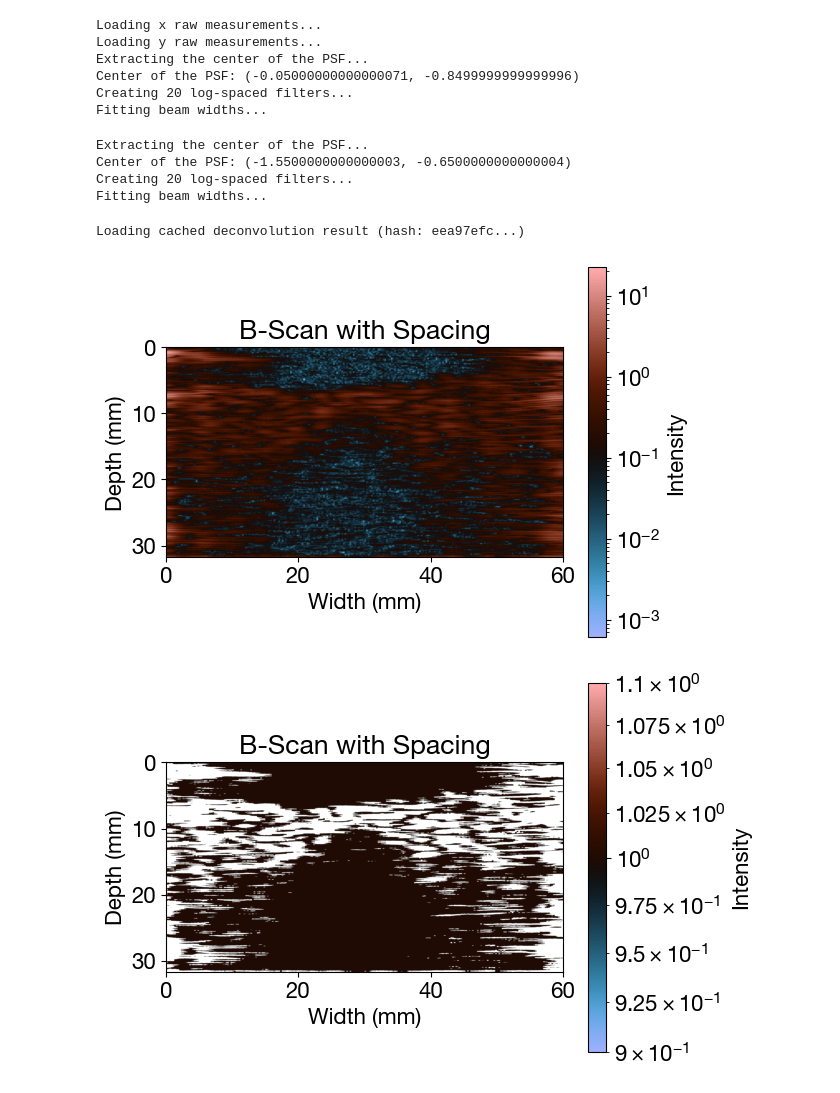
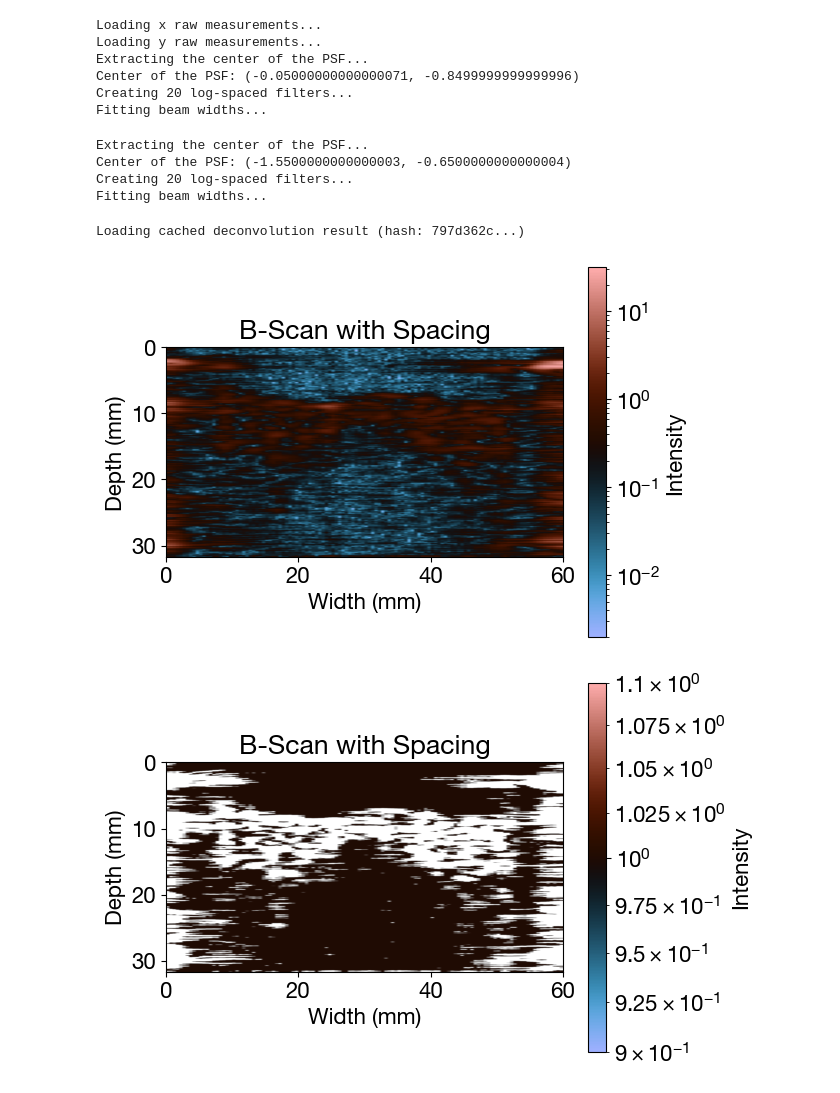
Before and after one commit to unibe-icelab/thz_sub_surface_ice_pebbles, a Jupyter notebook: test_sub_surface_extraction.py.ipynb, the cells around one changed output. Saved outputs shown, nothing was run; the diff lists cells and outputs as text; code cells hidden in the pictures.

```diff
--- a/test_sub_surface_extraction.py.ipynb
+++ b/test_sub_surface_extraction.py.ipynb
@@ -53,8 +53,8 @@ path = Path(
 path = Path(
     "/Users/linus/Documents/ICE_PEBBLE_SPHERE_CoDA_T3_dust_low_res_vac_9_fast_focus_on_sohere_top/data_image_rfl")
 
-path = Path(
-    "/Users/linus/Documents/ICE_PEBBLE_SPHERE_CoDA_T3_dust_high_res_vac_9_fast_focus_on_sohere_top/data_image_rfl")
+# path = Path(
+#     "/Users/linus/Documents/ICE_PEBBLE_SPHERE_CoDA_T3_dust_high_res_vac_9_fast_focus_on_sohere_top/data_image_rfl")
 
 # path = Path(
 #     "/Users/linus/Documents/ICE_PEBBLE_SPHERE_CoDA_T3_dust_low_res_vac_10_fast_focus_on_sphere_top/data_image_rfl")
@@ -109,7 +109,7 @@ Extracting the center of the PSF...
 Center of the PSF: (-1.5500000000000003, -0.6500000000000004)
 Creating 20 log-spaced filters...
 Fitting beam widths...
-Loading cached deconvolution result (hash: eea97efc...)
+Loading cached deconvolution result (hash: 797d362c...)
 # %%
 from surface_extraction import get_thickness
 from tqdm import tqdm
@@ -117,7 +117,7 @@ from envelope import gaussian_kernel1d, convolve1d
 
 w, h, d = traces.shape
 b_scan = traces[:, w//2 - 10, :]
-# b_scan = traces[h//2, :, :]
+b_scan = traces[h//2, :, :]
 
 b_scan_convolved = np.zeros_like(b_scan)
 
@@ -165,35 +165,35 @@ plt.title("B-Scan with Spacing")
 plt.colorbar(label="Intensity")
 plt.show()
 
 # from scipy.ndimage import convolve
 #
 #
 # # Threshold the image to create a binary mask
 # threshold = 0.3
 # binary_mask = (image < threshold).astype(int)
 #
 # # Define a kernel for local density calculation
 # kernel_size = 5  # Adjust the size based on the scale of voids
 # kernel = np.ones((kernel_size, kernel_size))
 #
 # # Calculate local density
 # local_density = convolve(binary_mask, kernel, mode='constant')
 #
 # # Threshold the local density to isolate large voids
 # density_threshold = 20  # Adjust this value to control the void size
 # large_voids_mask = (local_density > density_threshold).astype(int)
 #
 # # Plot the large voids
 # plt.ylabel("Depth (mm)")
 # plt.imshow(large_voids_mask, extent=extent, aspect='1', cmap=cm.berlin)
 # plt.xlabel("Width (mm)")
 # plt.title("Large Voids Based on Local Density")
 # plt.colorbar(label="Intensity")
 # plt.savefig("large_voids_local_density.png", dpi=300)
 # plt.show()
 # %% [output]
-[figure, old version]
+[figure, new version]
-[figure, old version]
+[figure, new version]
 # %%
 import numpy as np
 import matplotlib.pyplot as plt
```
Also changed, not shown: parts of 5 cells of this notebook, 6 other files.
